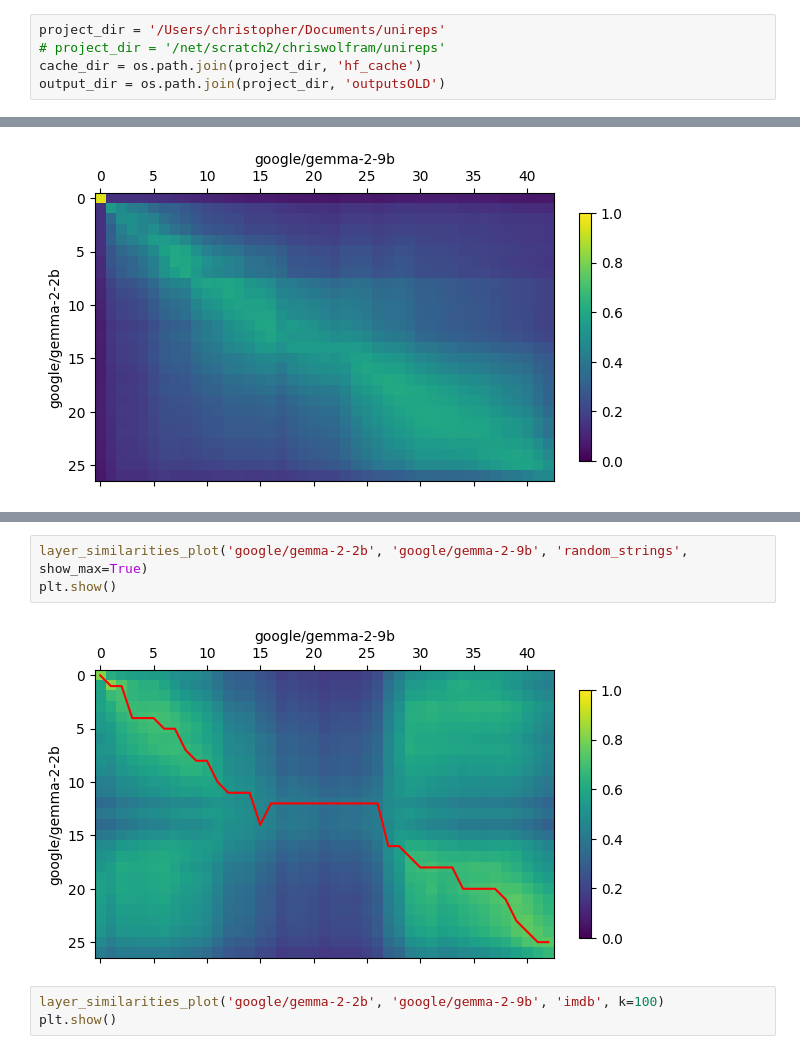
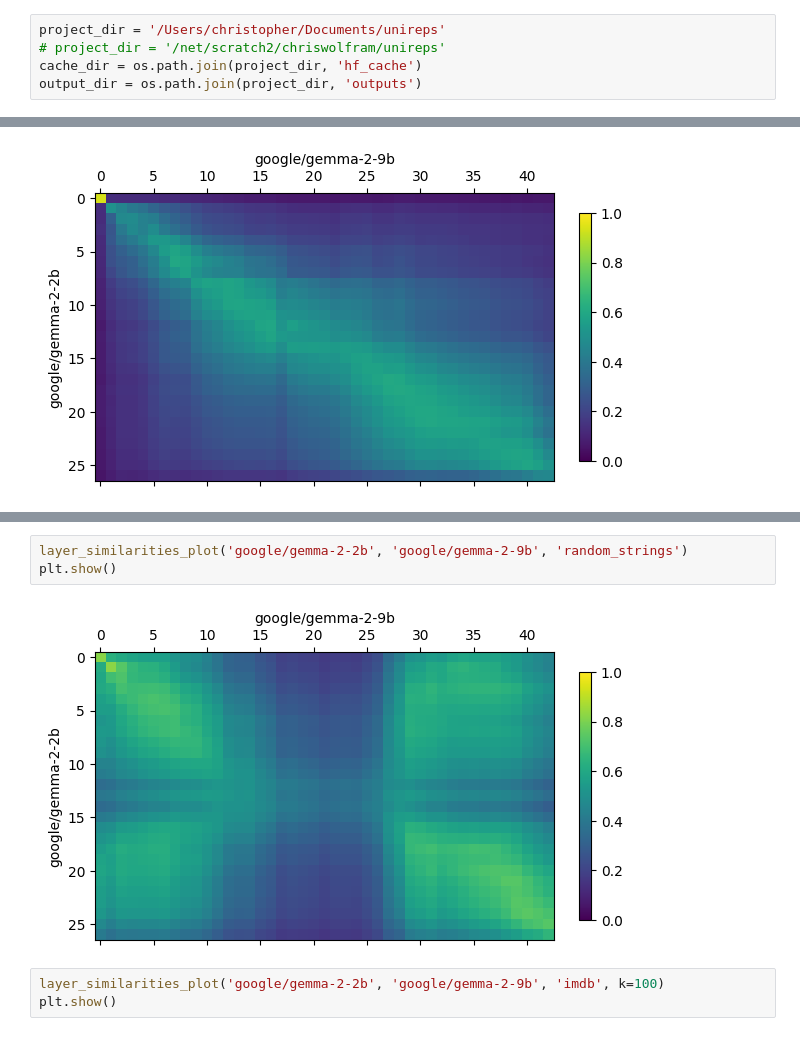
Before and after one commit to chriswolfram/unireps, a Jupyter notebook: notebooks/unireps-2.ipynb, the cells around one changed output, grey strips where cells are left out. Drawn from its saved outputs; the diff is of its cells as text.

```diff
--- a/notebooks/unireps-2.ipynb
+++ b/notebooks/unireps-2.ipynb
@@ -15,7 +15,7 @@ datasets.disable_caching()
 project_dir = '/Users/christopher/Documents/unireps'
 # project_dir = '/net/scratch2/chriswolfram/unireps'
 cache_dir = os.path.join(project_dir, 'hf_cache')
-output_dir = os.path.join(project_dir, 'outputsOLD')
+output_dir = os.path.join(project_dir, 'outputs')
 # %%
 def output_name(model_name, dataset_name):
     return '{}---{}'.format(model_name.replace('/', '__'), dataset_name)
@@ -198,8 +198,8 @@ plt.show()
 # %%
-layer_similarities_plot('google/gemma-2-2b', 'google/gemma-2-9b', 'random_strings', show_max=True)
+layer_similarities_plot('google/gemma-2-2b', 'google/gemma-2-9b', 'random_strings')
 plt.show()
 # %% [output]
-[figure, old version]
+[figure, new version]
 # %%
 layer_similarities_plot('google/gemma-2-2b', 'google/gemma-2-9b', 'imdb', k=100)
 plt.show()
```
Also changed, not shown: parts of 5 cells of this notebook, 2 other files.
